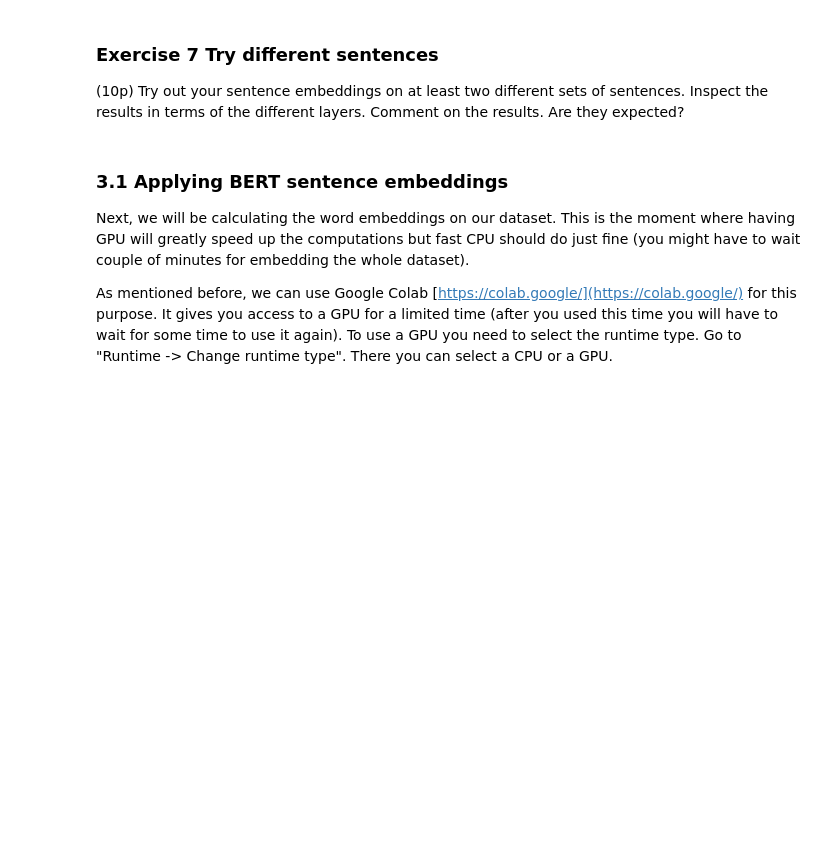
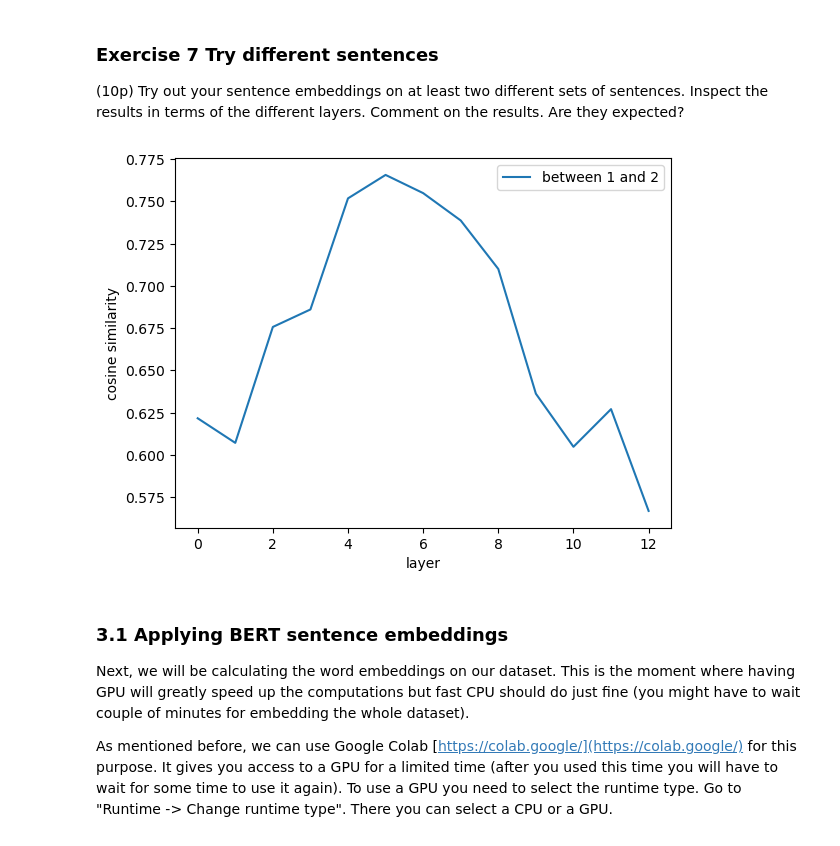
Before and after one commit to Tiimeeeyy/NLP, a Jupyter notebook: Notebooks/lab3_empty.ipynb, the cells around one changed output. Saved outputs shown, nothing was run; the diff lists cells and outputs as text; code cells hidden in the pictures; blank space fills up the shorter version.

```diff
--- a/Notebooks/lab3_empty.ipynb
+++ b/Notebooks/lab3_empty.ipynb
@@ -593,14 +591,13 @@ def calculate_sentence_embeddings(input_batch, model_output, layer=-1):
 
     ### YOUR CODE HERE
 
-    mask_bool  = attention_mask.bool()
-    selected_hidden_states = hidden_states[mask_bool]
+    expanded_mask = attention_mask.unsqueeze(-1).expand_as(hidden_states)
+    masked_hidden_states = hidden_states * expanded_mask
+    summed_embeddings = torch.sum(masked_hidden_states, dim=1)
+    num_tokens = torch.sum(attention_mask, dim=1)
+    num_tokens = torch.clamp(num_tokens, min=1e-9)
 
-
-
-
-
-
+    sentence_embeddings = summed_embeddings / num_tokens.unsqueeze(-1)
 
     ### YOUR CODE ENDS HERE
 
@@ -673,3 +664,19 @@ plot_evolving_sentence_similarities(tokenized, model_outputs, calculate_sentence
+# %%
+### YOUR CODE HERE
+
+text1 = "I am so hungry for some fries."
+text2 = "Your brain was fried from too much social media use!"
+
+tokenized = tokenizer([text1, text2], padding=True, return_tensors='pt').to(device)
+
+model_outputs = model(**tokenized, output_hidden_states=True)
+plot_evolving_sentence_similarities(tokenized, model_outputs, calculate_sentence_embeddings)
+
+
+
+### YOUR CODE ENDS HERE
+# %% [output]
+[figure, added]
 # %% [markdown]
 ### 3.1 Applying BERT sentence embeddings
 
```
Also changed, not shown: parts of 12 cells of this notebook.
